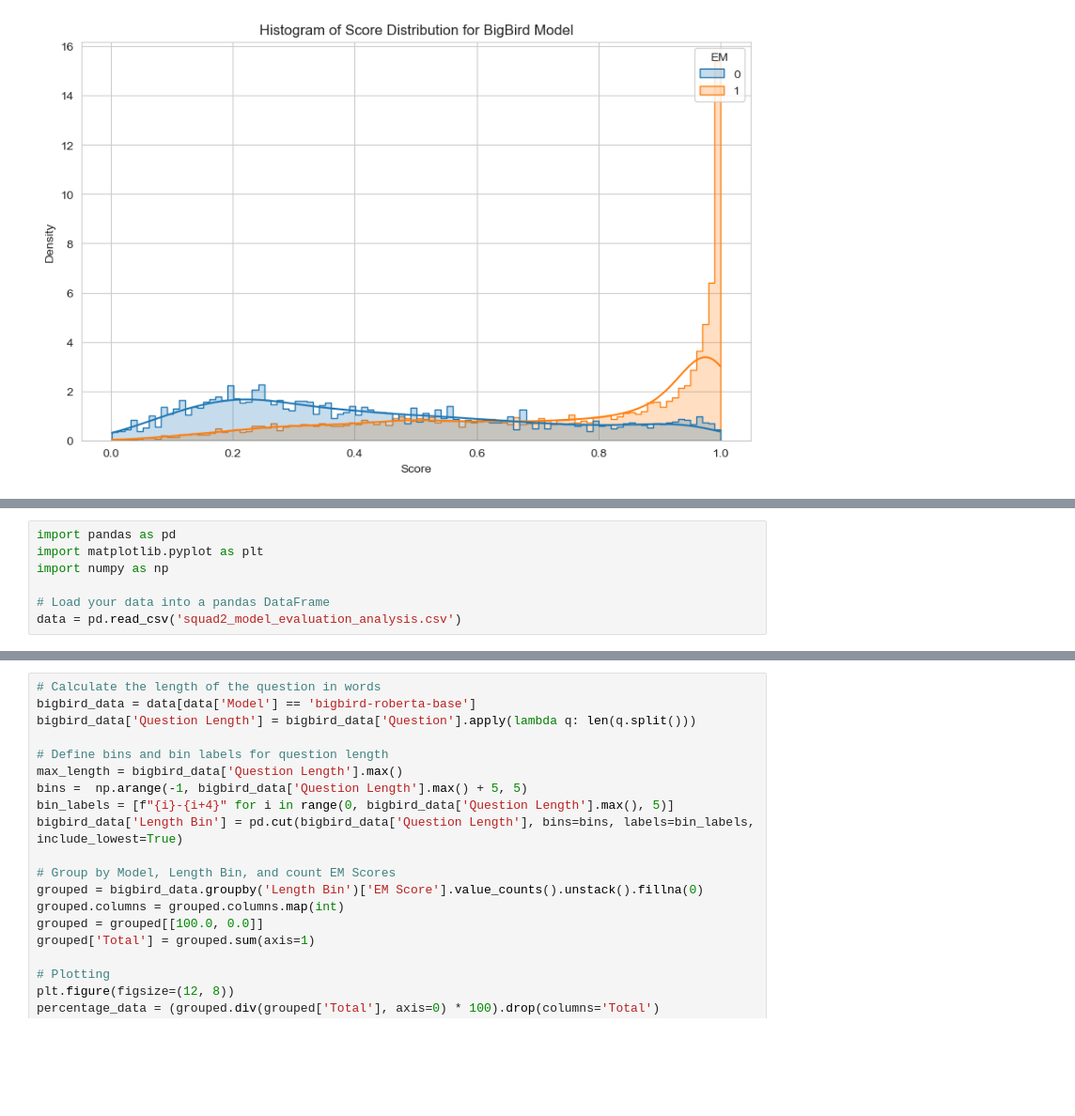
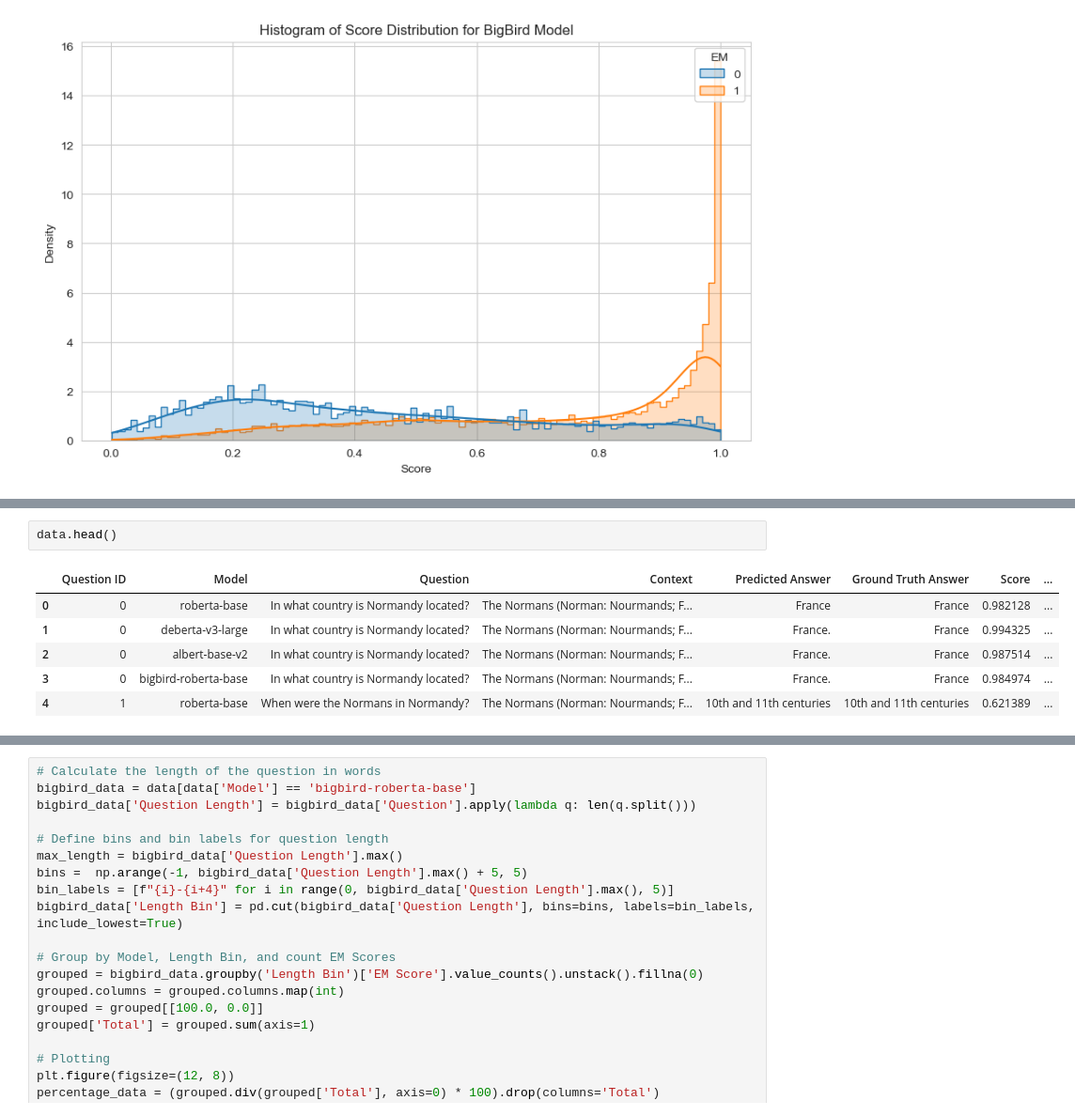
Before and after one commit to najjarfred/DocQA, a Jupyter notebook: Data Exploration and Model Fine-tuning.ipynb, the cells around one changed output, grey strips where cells are left out. Shown at 94% size. Saved outputs shown, nothing was run; the diff lists cells and outputs as text; blank space fills up the shorter version.

```diff
--- a/Data Exploration and Model Fine-tuning.ipynb
+++ b/Data Exploration and Model Fine-tuning.ipynb
@@ -884,7 +915,9 @@ plt.show()
-# %%
-import pandas as pd
-import matplotlib.pyplot as plt
-import numpy as np
-
-# Load your data into a pandas DataFrame
-data = pd.read_csv('squad2_model_evaluation_analysis.csv')
+# %%
+data.head()
+# %% [output]
+|  | Question ID | Model | Question | Context | Predicted Answer | Ground Truth Answer | Score | ... |
+| 0 | 0 | roberta-base | In what country is Normandy located? | The Normans (Norman: Nourmands; F... | France | France | 0.982128 | ... |
+| 1 | 0 | deberta-v3-large | In what country is Normandy located? | The Normans (Norman: Nourmands; F... | France. | France | 0.994325 | ... |
+| 2 | 0 | albert-base-v2 | In what country is Normandy located? | The Normans (Norman: Nourmands; F... | France. | France | 0.987514 | ... |
+| 3 | 0 | bigbird-roberta-base | In what country is Normandy located? | The Normans (Norman: Nourmands; F... | France. | France | 0.984974 | ... |
+| 4 | 1 | roberta-base | When were the Normans in Normandy? | The Normans (Norman: Nourmands; F... | 10th and 11th centuries | 10th and 11th centuries | 0.621389 | ... |
```
Also changed, not shown: parts of 13 cells of this notebook, 10 other files.
